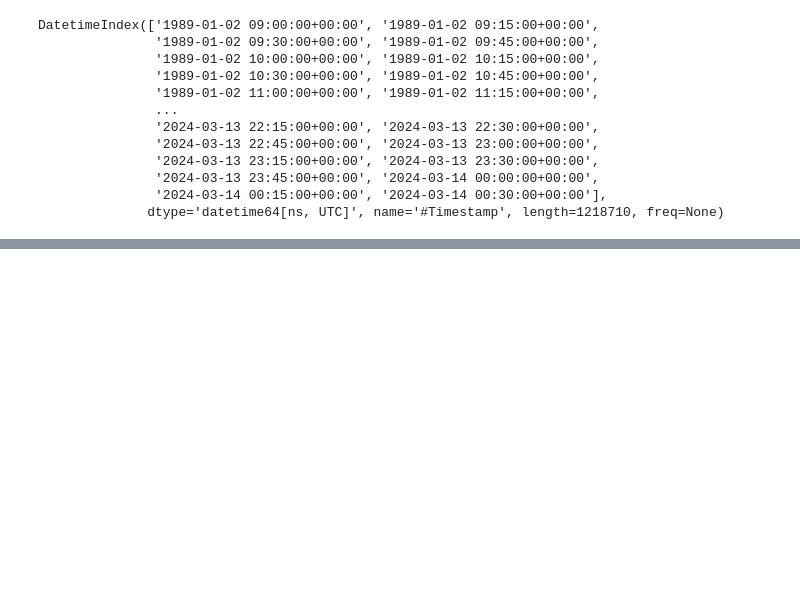
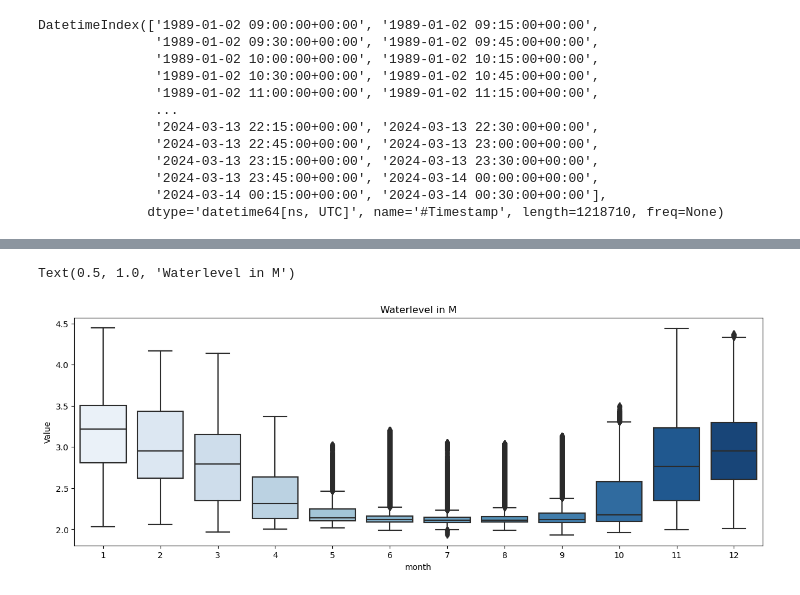
Before and after one commit to burked9/shannon-flood-piml, a Jupyter notebook: water_levels_banagher.ipynb, the cells around one changed output, grey strips where cells are left out. Drawn from its saved outputs; the diff is of its cells as text; code cells hidden in the pictures; blank space fills up the shorter version.

```diff
--- a/water_levels_banagher.ipynb
+++ b/water_levels_banagher.ipynb
@@ -94,0 +150,8 @@ DatetimeIndex(['1989-01-02 09:00:00+00:00', '1989-01-02 09:15:00+00:00',
+# %%
+fig, ax = plt.subplots(figsize=(15,5))
+sns.boxplot(data=df, x='month', y='Value', palette='Blues')
+ax.set_title('Waterlevel in M')
+# I suspect I should put in the floodline here, for average projection of flooding in the future
+# %% [output]
+Text(0.5, 1.0, 'Waterlevel in M')
+[figure, added]
```
Also changed, not shown: parts of 9 cells of this notebook.
